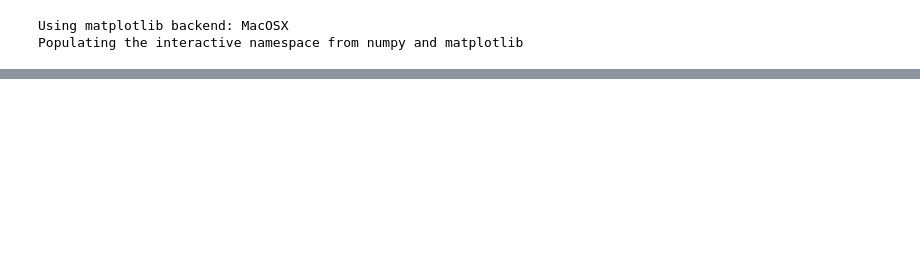
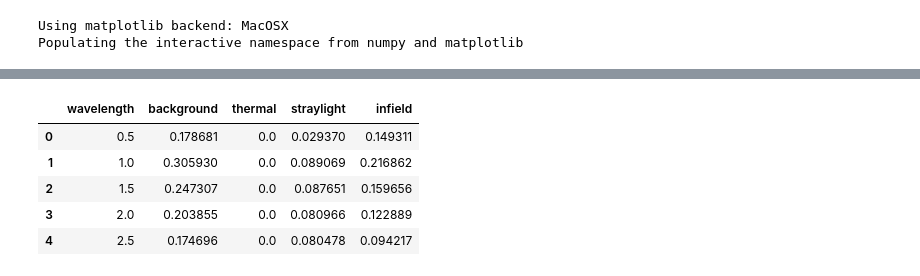
Before and after one commit to janerigby/NB, a Jupyter notebook: Illustrative plots of JWST backgrounds.ipynb, the cells around one changed output, grey strips where cells are left out. Drawn from its saved outputs; the diff is of its cells as text; code cells hidden in the pictures; blank space fills up the shorter version.

```diff
--- a/Illustrative plots of JWST backgrounds.ipynb
+++ b/Illustrative plots of JWST backgrounds.ipynb
@@ -24,3 +33,15 @@ stray_light = pandas.read_table(zodi_dir +  "../WC1.2zody.dat", delim_whitespace
+# %%
+# This is example file that STScI sent me.  Should be 1.2 min zody
+stsci_file = "stsci_background.fits"
+stsci_df = Table.read(zodi_dir + stsci_file).to_pandas()
+stsci_df.head()
+# %% [output]
+|  | wavelength | background | thermal | straylight | infield |
+| 0 | 0.5 | 0.178681 | 0.0 | 0.029370 | 0.149311 |
+| 1 | 1.0 | 0.305930 | 0.0 | 0.089069 | 0.216862 |
+| 2 | 1.5 | 0.247307 | 0.0 | 0.087651 | 0.159656 |
+| 3 | 2.0 | 0.203855 | 0.0 | 0.080966 | 0.122889 |
+| 4 | 2.5 | 0.174696 | 0.0 | 0.080478 | 0.094217 |
 # %%
 wave_lo = 0.5  # micron
 wave_hi = 30.0 # micron
```
Also changed, not shown: parts of 7 cells of this notebook, 4 other files.
